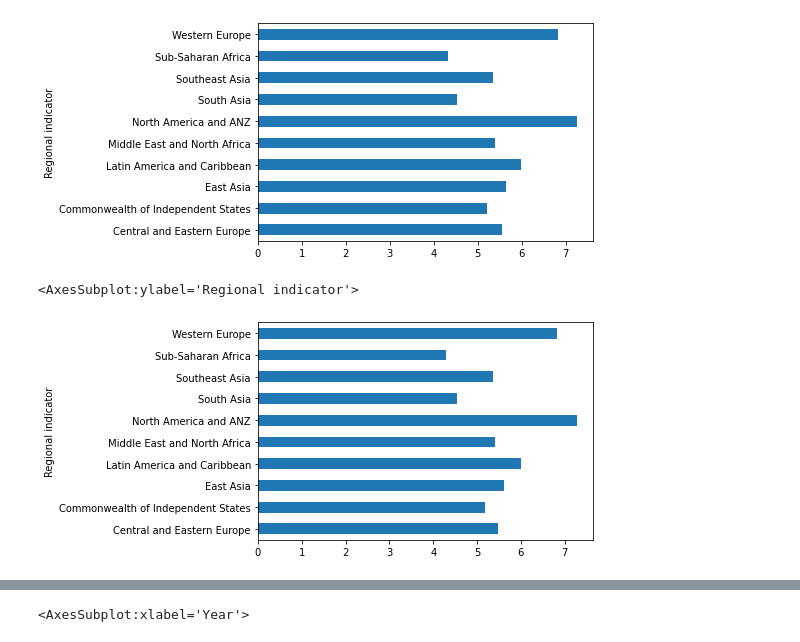
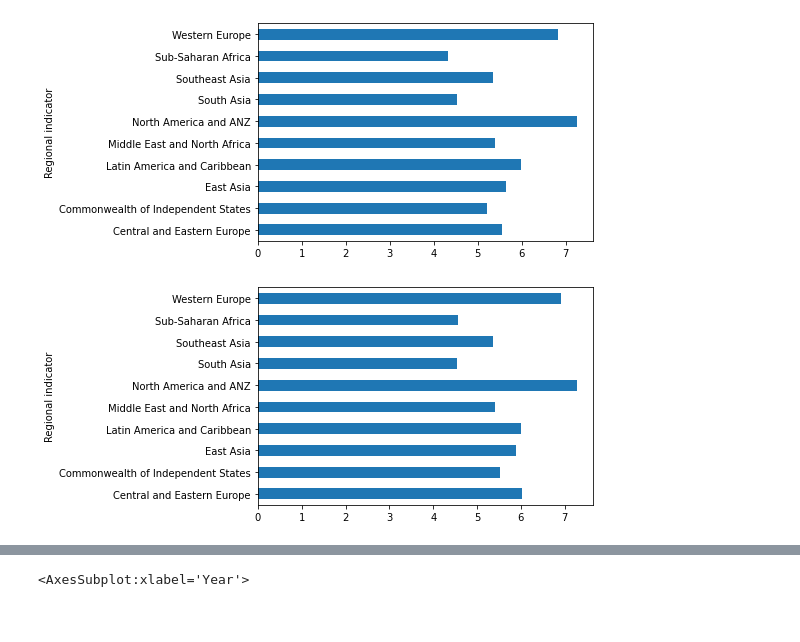
Before and after one commit to VarunSaini02/happiness, a Jupyter notebook: happiness_analysis.ipynb, the cells around one changed output, grey strips where cells are left out. Cells and saved outputs as stored; diff of their text form; code cells hidden in the pictures.

```diff
--- a/happiness_analysis.ipynb
+++ b/happiness_analysis.ipynb
@@ -116,7 +115,8 @@ df_all.groupby('Regional indicator')['Ladder score'].mean().plot.barh()
 # %%
 #pre-covid (2008-2019) average ladder score by region
 df_pre_covid = df_all[df_all["Year"] < 2020].groupby('Regional indicator')['Ladder score'].mean().plot.barh()
-df_pre_covid
+
+#post-covid (2020-2021) average ladder score by region
+df_post_covid = df_all[df_all["Year"] >= 2020].groupby('Regional indicator')['Ladder score'].mean().plot.barh()
 # %% [output]
-<AxesSubplot:ylabel='Regional indicator'>
-[figure, old version]
+[figure, new version]
```
Also changed, not shown: parts of 2 cells of this notebook.
